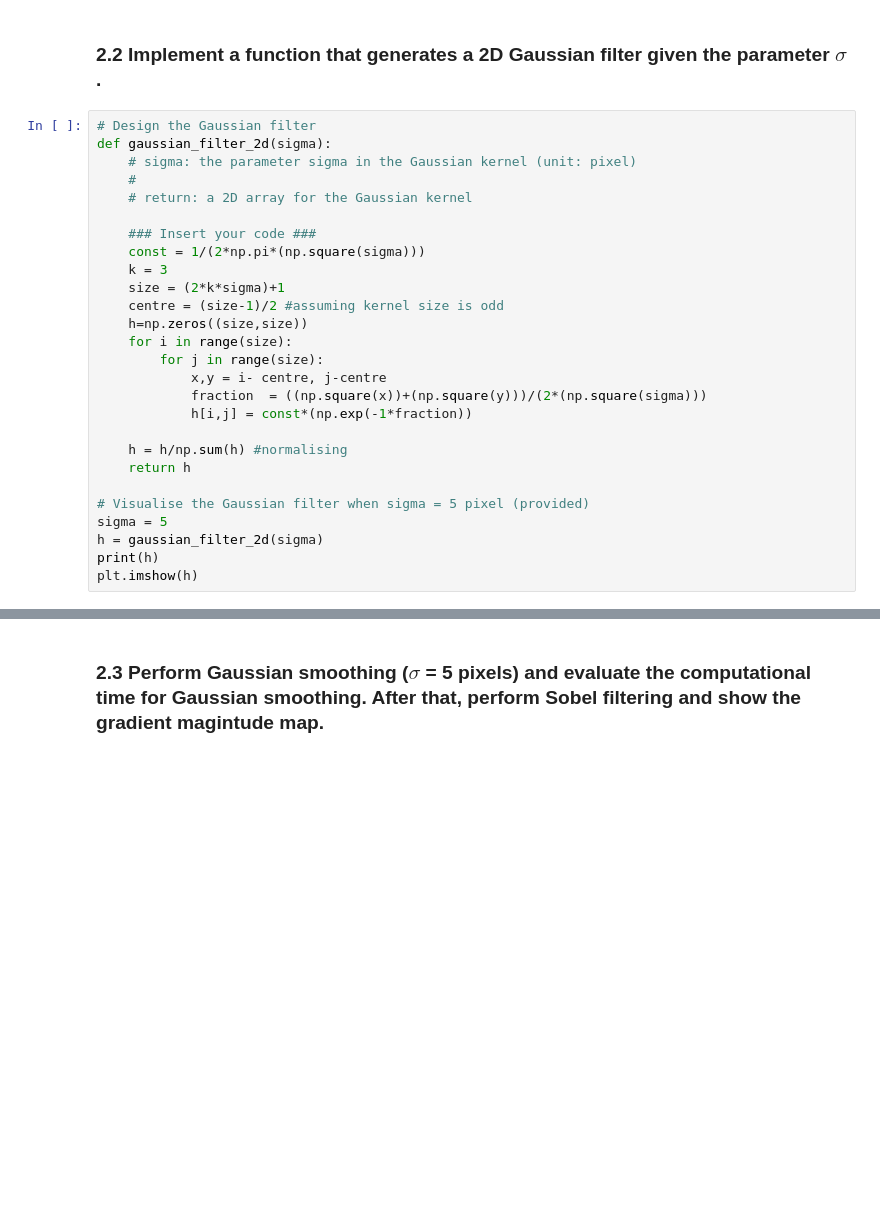
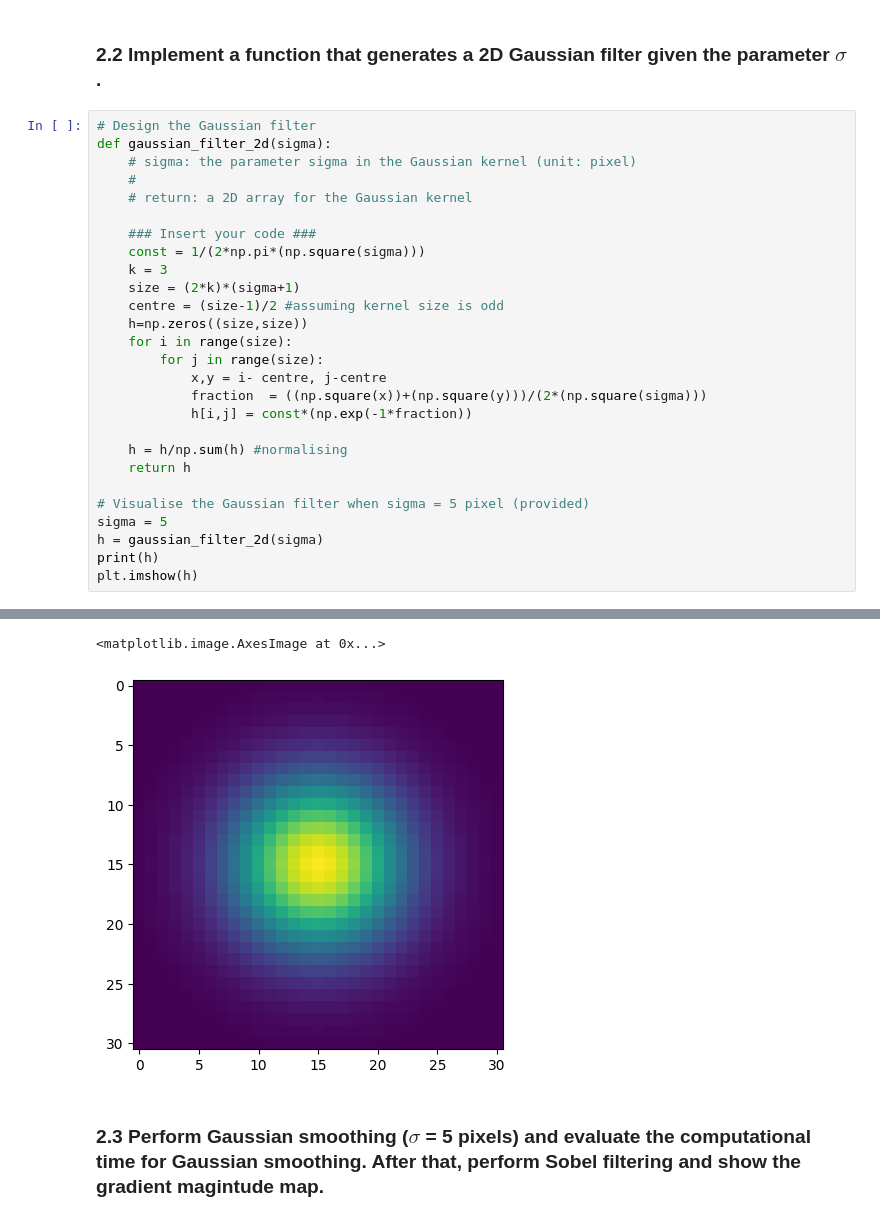
Before and after one commit to Shaanukstar123/Computer-Vision-CW1-Image-Filtering, a Jupyter notebook: coursework_01/coursework_01.ipynb, the cells around one changed output, grey strips where cells are left out. Cells and saved outputs as stored; diff of their text form; blank space fills up the shorter version.

```diff
--- a/coursework_01/coursework_01.ipynb
+++ b/coursework_01/coursework_01.ipynb
@@ -166,7 +166,7 @@ def gaussian_filter_2d(sigma):
     ### Insert your code ###
     const = 1/(2*np.pi*(np.square(sigma)))
     k = 3
-    size = (2*k*sigma)+1
+    size = (2*k)*(sigma+1)
     centre = (size-1)/2 #assuming kernel size is odd
     h=np.zeros((size,size))
     for i in range(size):
@@ -188,3 +204,5 @@ NameError: name 'np' is not defined
+<matplotlib.image.AxesImage at 0x...>
+[figure, added]
 # %% [markdown]
 ### 2.3 Perform Gaussian smoothing ($\sigma$ = 5 pixels) and evaluate the computational time for Gaussian smoothing. After that, perform Sobel filtering and show the gradient magintude map.
 # %%
```
Also changed, not shown: parts of 8 cells of this notebook.
